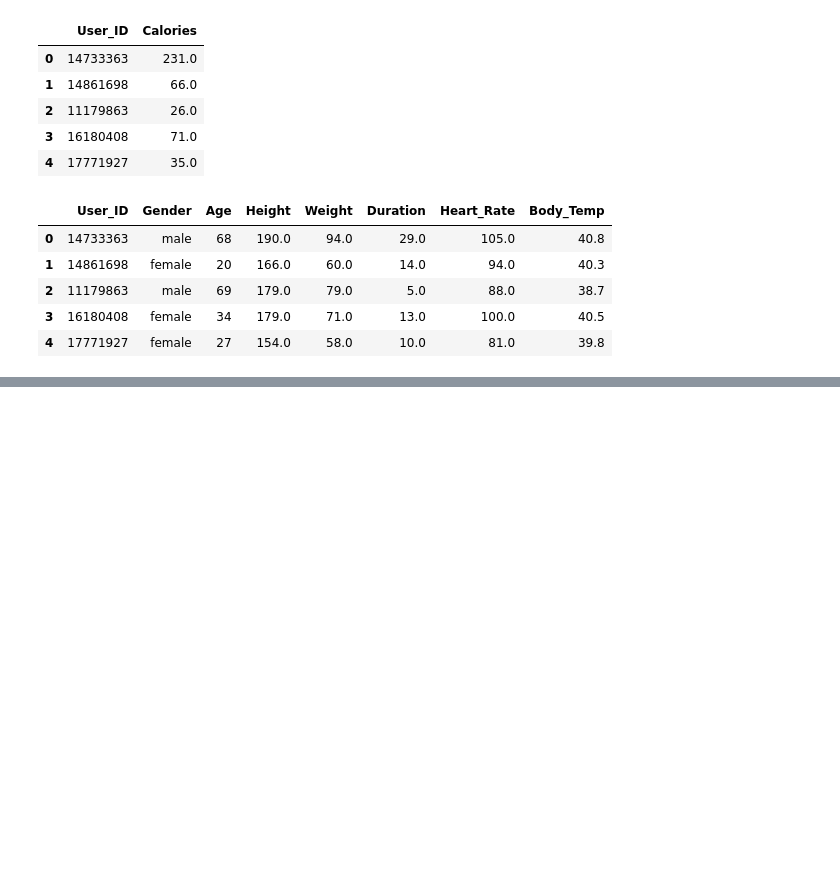
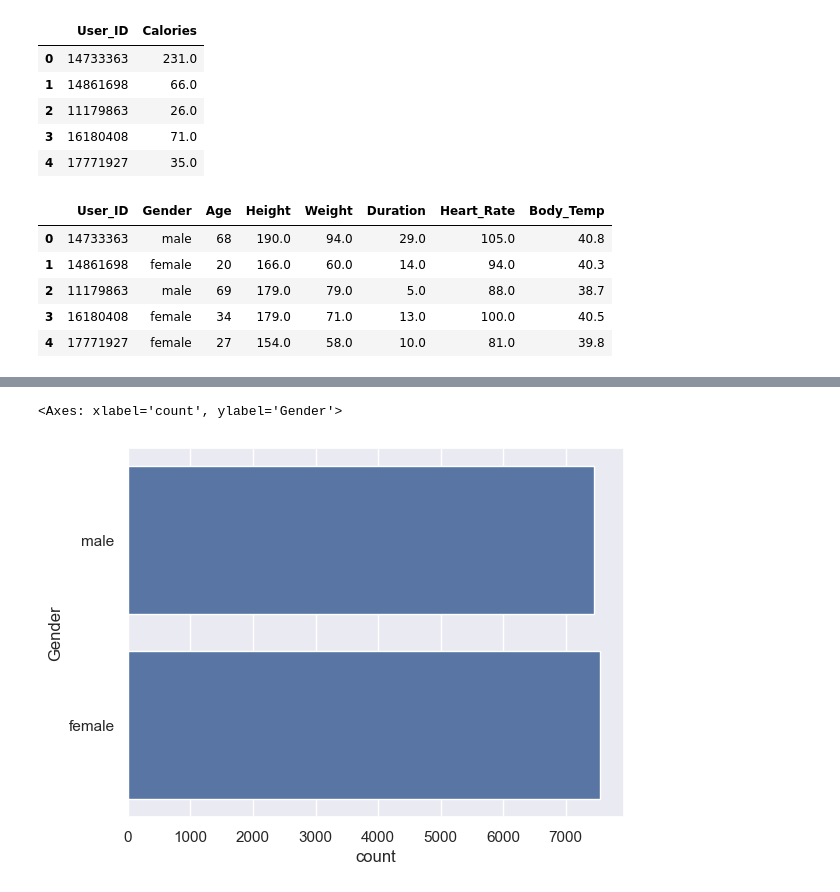
Before and after one commit to jonathanwong05/calorie-predictor, a Jupyter notebook: Calories Burnt Predictor/notebooks/calories_burnt_prediction.ipynb, the cells around one changed output, grey strips where cells are left out. Drawn from its saved outputs; the diff is of its cells as text; code cells hidden in the pictures; blank space fills up the shorter version.

```diff
--- a/Calories Burnt Predictor/notebooks/calories_burnt_prediction.ipynb
+++ b/Calories Burnt Predictor/notebooks/calories_burnt_prediction.ipynb
@@ -31,0 +89,7 @@ calories_data = pd.concat([exercise, calories['Calories']], axis=1)
+# %%
+sns.set()
+# %%
+sns.countplot(calories_data['Gender'])
+# %% [output]
+<Axes: xlabel='count', ylabel='Gender'>
+[figure, added]
```
Also changed, not shown: parts of 14 cells of this notebook.
